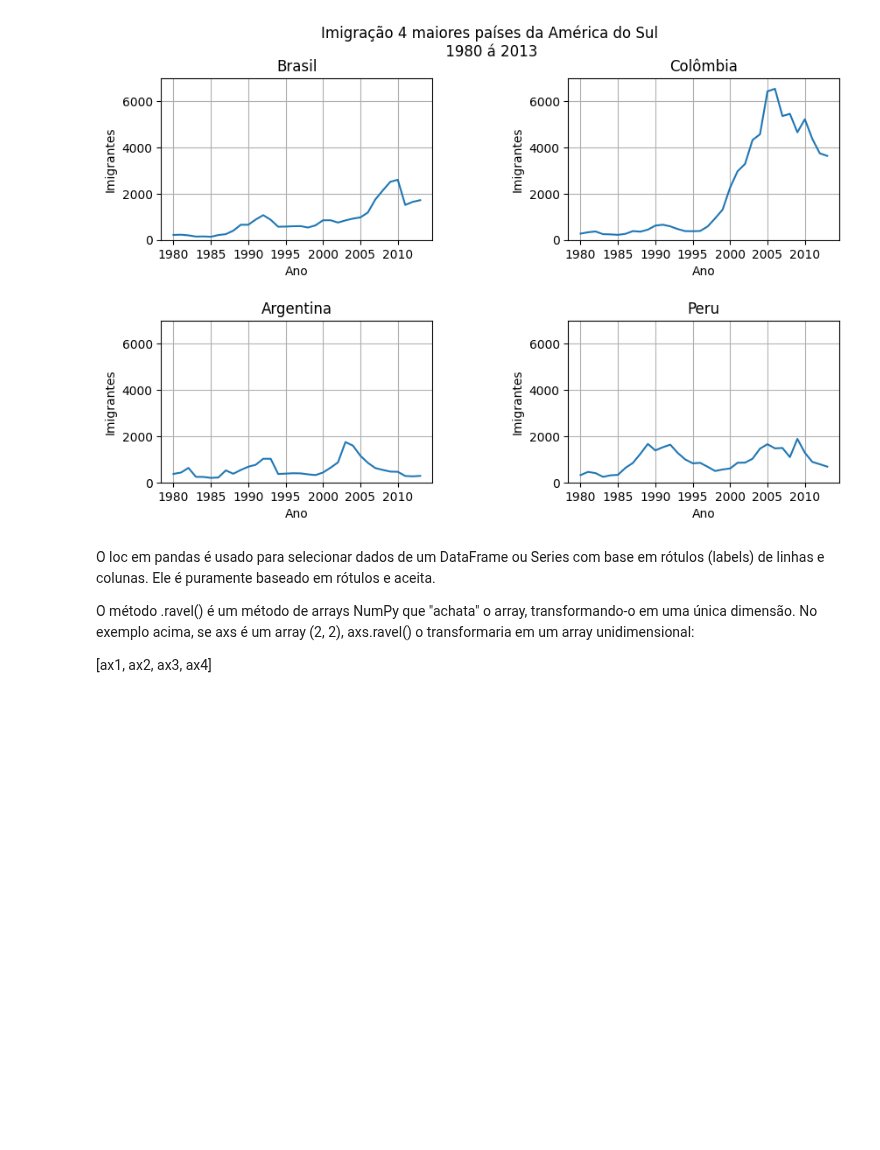
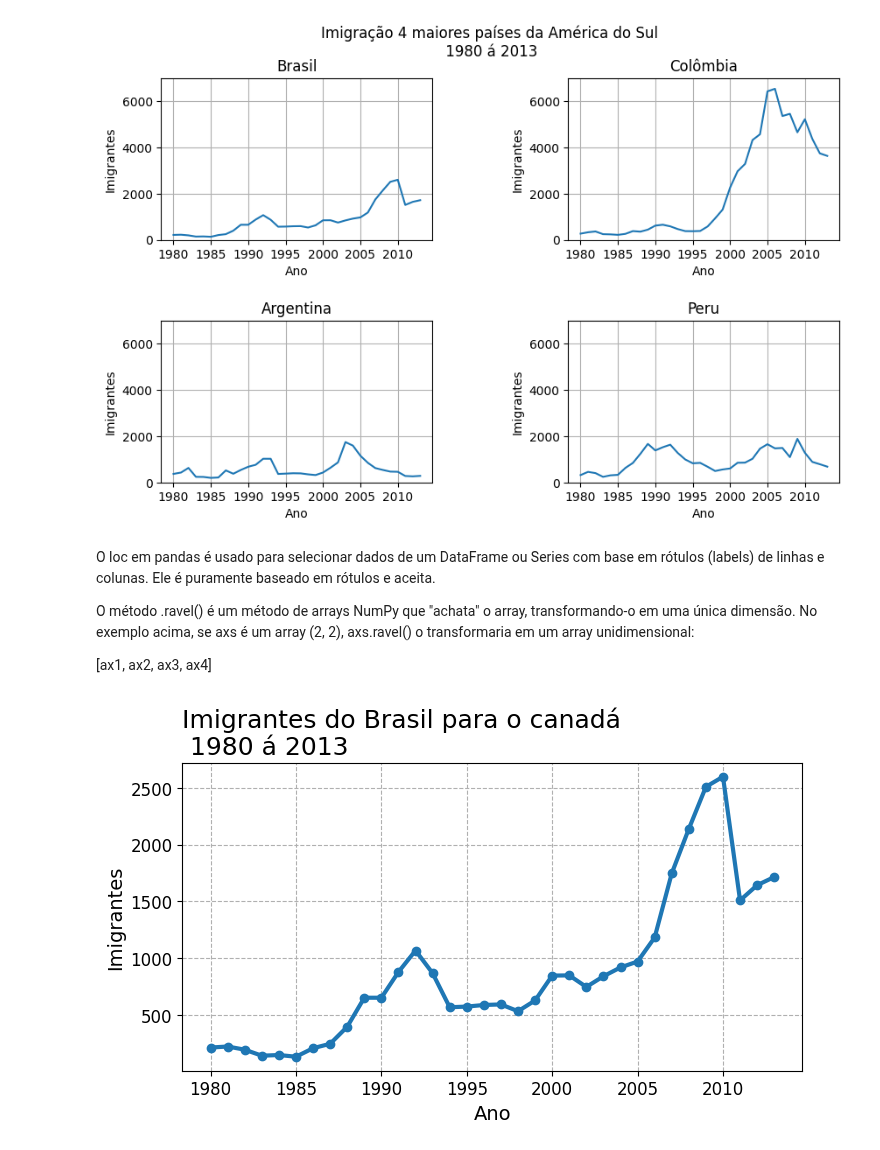
Before and after one commit to annaklaracss/data_science-, a Jupyter notebook: Data_Visualization_criando_gráficos_com_bibliotecas_Python.ipynb, the cells around one changed output. Cells and saved outputs as stored; diff of their text form; code cells hidden in the pictures; blank space fills up the shorter version.

```diff
--- a/Data_Visualization_criando_gráficos_com_bibliotecas_Python.ipynb
+++ b/Data_Visualization_criando_gráficos_com_bibliotecas_Python.ipynb
@@ -340,3 +340,17 @@ O método .ravel() é um método de arrays NumPy que "achata" o array, transform
 No exemplo acima, se axs é um array (2, 2), axs.ravel() o transformaria em um array unidimensional:
 
 [ax1, ax2, ax3, ax4]
+# %%
+fig,ax = plt.subplots(figsize= (8,4) ) #fig permite que uma figura seja criada e ax cria o eixo da fogura
+ax.plot(dados_brasil['ano'], dados_brasil['imigrantes'], lw=3, marker='o') #lw é usado para aumentar a espessura da linha. E o o é usado para delimitar os pontos da linha.
+ax.set_xticks(['1980','1985','1990','1995','2000','2005','2010'])
+ax.set_xlabel('Ano',fontsize=14)
+ax.set_title('Imigrantes do Brasil para o canadá\n 1980 á 2013 ', fontsize=18,loc='left')#frontsize é usado para definir o tamanha das fontes
+ax.set_ylabel('Imigrantes',fontsize=14)#frontsize é usado para definir o tamanha das fontes
+ax.xaxis.set_tick_params(labelsize=12)#labelsize é usado para definir o tamanha das fontes no eixo x
+ax.yaxis.set_tick_params(labelsize=12)#labelsize é usado para definir o tamanha das fontes no eixo y
+ax.xaxis.set_major_locator(plt.MultipleLocator(5)) #colocando a frequencia de 5 em 5 anos
+plt.grid(linestyle= '--') #deixando o grid mais suave
+plt.show()
+# %% [output]
+[figure, added]
```
